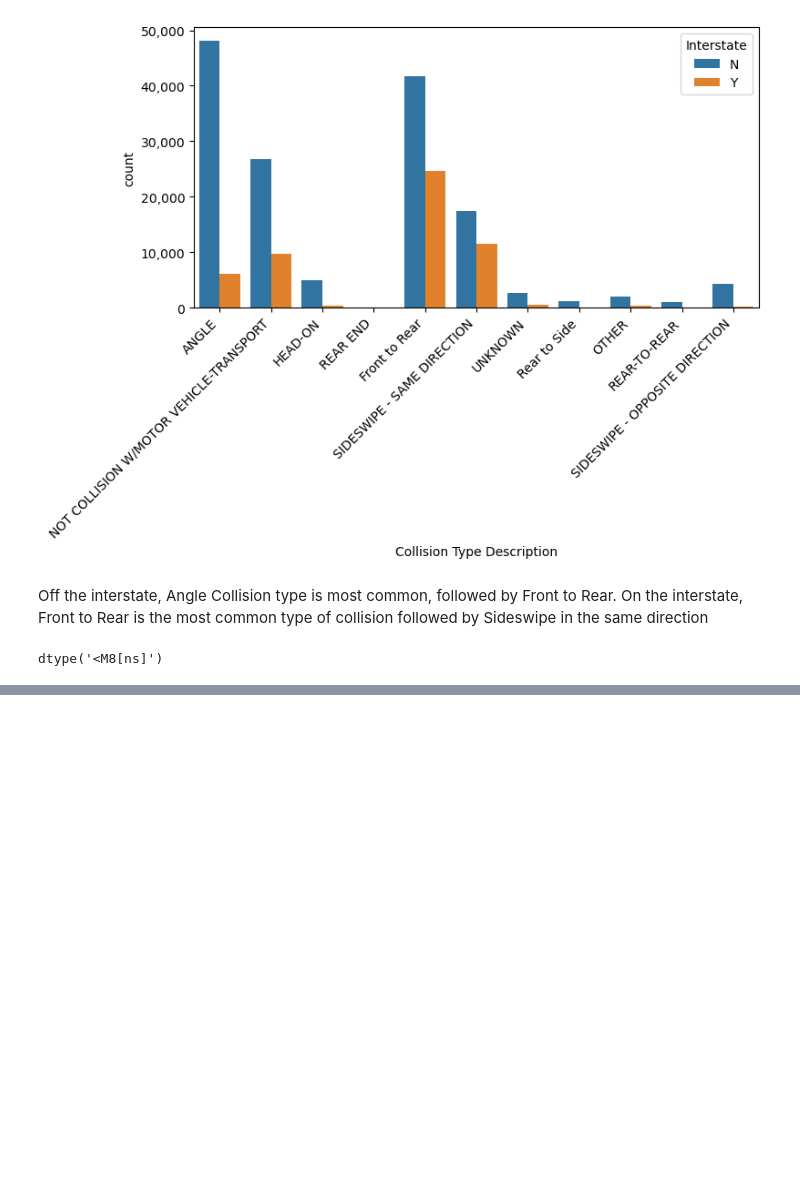
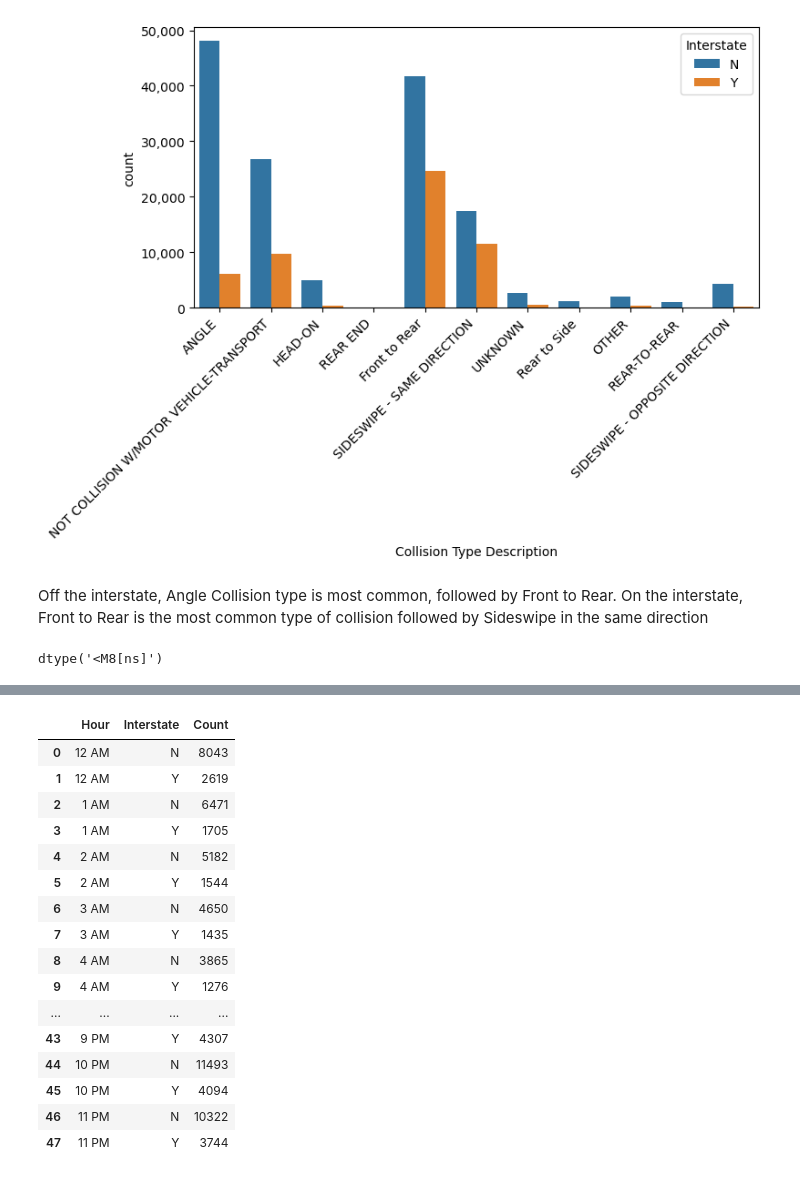
Before and after one commit to essetetsahai/nashville_traffic, a Jupyter notebook: notebooks/traffic_notebook.ipynb, the cells around one changed output, grey strips where cells are left out. Saved outputs shown, nothing was run; the diff lists cells and outputs as text; code cells hidden in the pictures; blank space fills up the shorter version.

```diff
--- a/notebooks/traffic_notebook.ipynb
+++ b/notebooks/traffic_notebook.ipynb
@@ -1284,0 +1135,24 @@ plt.show()
+# %%
+hr_it = pd.DataFrame(df.sort_values('HR').groupby(['Hour'], sort = False)['Interstate'].value_counts())
+#hr_it.columns = ['Hour', 'Interstate', 'Count']
+hr_it.columns = ['Count']
+hr_it = hr_it.reset_index()
+hr_it
+# %% [output]
+|  | Hour | Interstate | Count |
+| 0 | 12 AM | N | 8043 |
+| 1 | 12 AM | Y | 2619 |
+| 2 | 1 AM | N | 6471 |
+| 3 | 1 AM | Y | 1705 |
+| 4 | 2 AM | N | 5182 |
+| 5 | 2 AM | Y | 1544 |
+| 6 | 3 AM | N | 4650 |
+| 7 | 3 AM | Y | 1435 |
+| 8 | 4 AM | N | 3865 |
+| 9 | 4 AM | Y | 1276 |
+| ... | ... | ... | ... |
+| 43 | 9 PM | Y | 4307 |
+| 44 | 10 PM | N | 11493 |
+| 45 | 10 PM | Y | 4094 |
+| 46 | 11 PM | N | 10322 |
+| 47 | 11 PM | Y | 3744 |
```
Also changed, not shown: parts of 19 cells of this notebook.
